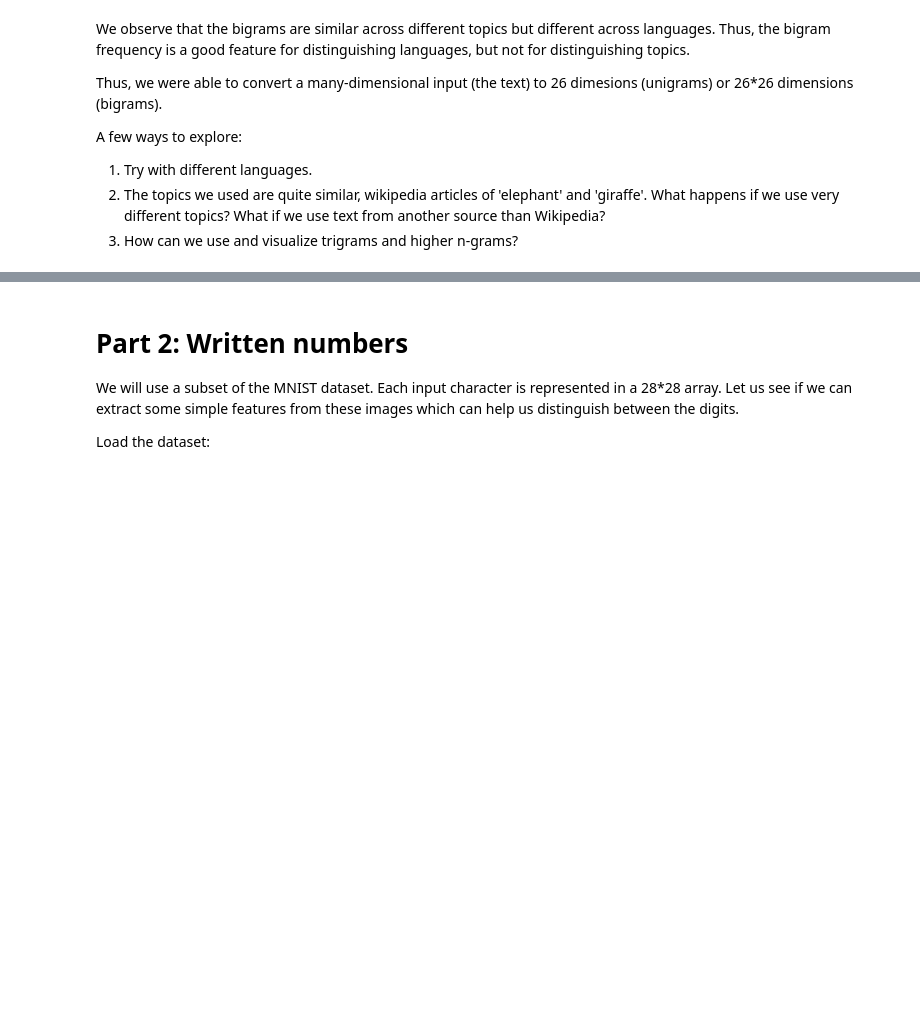
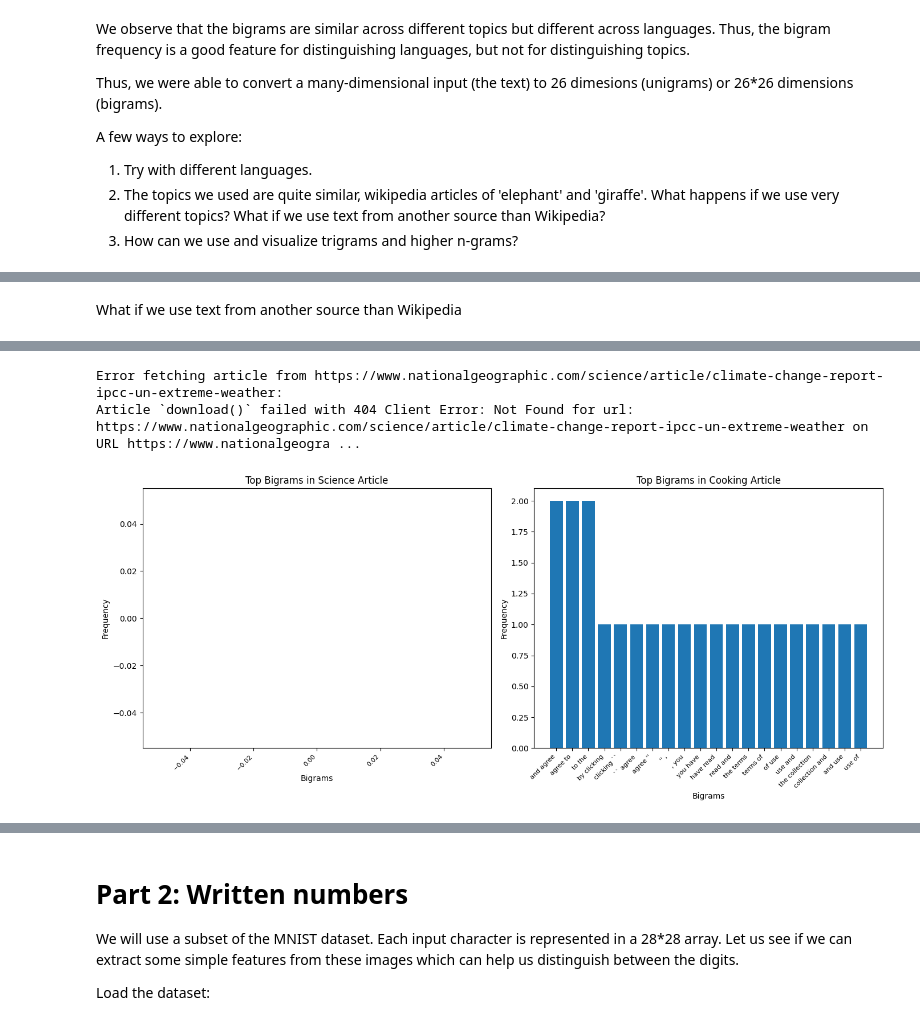
Before and after one commit to manuadu/FMML_Projects_and_Labs, a Jupyter notebook: STP_Module_01_Lab_01_Features.ipynb, the cells around one changed output, grey strips where cells are left out. Drawn from its saved outputs; the diff is of its cells as text; code cells hidden in the pictures; blank space fills up the shorter version.

```diff
--- a/STP_Module_01_Lab_01_Features.ipynb
+++ b/STP_Module_01_Lab_01_Features.ipynb
@@ -473,0 +623,64 @@ A few ways to explore:
+# %% [markdown]
+What if we use text from another source than Wikipedia
+# %%
+# Compare bigrams from two non-Wikipedia online articles
+
+from newspaper import Article
+from collections import Counter
+from nltk import ngrams, word_tokenize
+import matplotlib.pyplot as plt
+import nltk
+
+# Download NLTK tokenizer model
+nltk.download('punkt')
+nltk.download('punkt_tab')  # In case your NLTK version needs this
+
+# Step 1: Choose any two article URLs
+url1 = "https://www.nationalgeographic.com/science/article/climate-change-report-ipcc-un-extreme-weather"  # Science article
+url2 = "https://www.foodnetwork.com/recipes/pizza-recipe"  # Cooking article
+
+# Step 2: Function to extract article text
+def get_article_text(url):
+    try:
+        article = Article(url)
+        article.download()
+        article.parse()
+        return article.text
+    except Exception as e:
+        print(f"Error fetching article from {url}:\n{e}")
+        return ""
+
+# Step 3: Get article text
+text1 = get_article_text(url1)
+text2 = get_article_text(url2)
+
+# Step 4: Tokenize and compute bigrams
+tokens1 = word_tokenize(text1.lower())
+tokens2 = word_tokenize(text2.lower())
+
+bigrams1 = Counter(ngrams(tokens1, 2))
+bigrams2 = Counter(ngrams(tokens2, 2))
+
+# Step 5: Define function to plot top N bigrams
+def plot_bigrams(counter_obj, title, n=20):
+    items = counter_obj.most_common(n)
+    bigrams = [' '.join(k) for k, _ in items]
+    freqs = [v for _, v in items]
+    plt.bar(bigrams, freqs)
+    plt.xticks(rotation=45, ha='right', fontsize=8)
+    plt.title(title)
+    plt.xlabel('Bigrams')
+    plt.ylabel('Frequency')
+
+# Step 6: Plot side-by-side
+plt.figure(figsize=(14, 6))
+
+plt.subplot(1, 2, 1)
+plot_bigrams(bigrams1, "Top Bigrams in Science Article", n=20)
+
+plt.subplot(1, 2, 2)
+plot_bigrams(bigrams2, "Top Bigrams in Cooking Article", n=20)
+
+plt.tight_layout()
+plt.show()
+# %% [output]
@@ -473,0 +691,3 @@ A few ways to explore:
+Error fetching article from https://www.nationalgeographic.com/science/article/climate-change-report-ipcc-un-extreme-weather:
+Article `download()` failed with 404 Client Error: Not Found for url: https://www.nationalgeographic.com/science/article/climate-change-report-ipcc-un-extreme-weather on URL https://www.nationalgeogra ...
+[figure, added]
```
Also changed, not shown: parts of 12 cells of this notebook.
